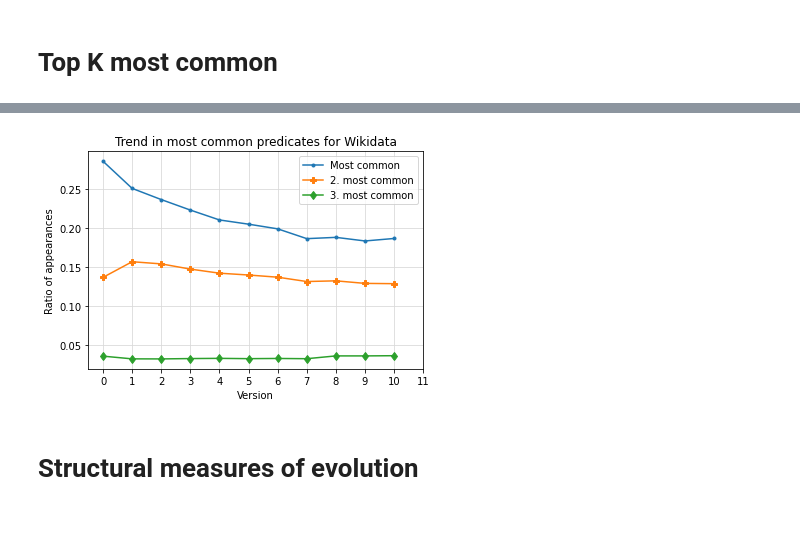
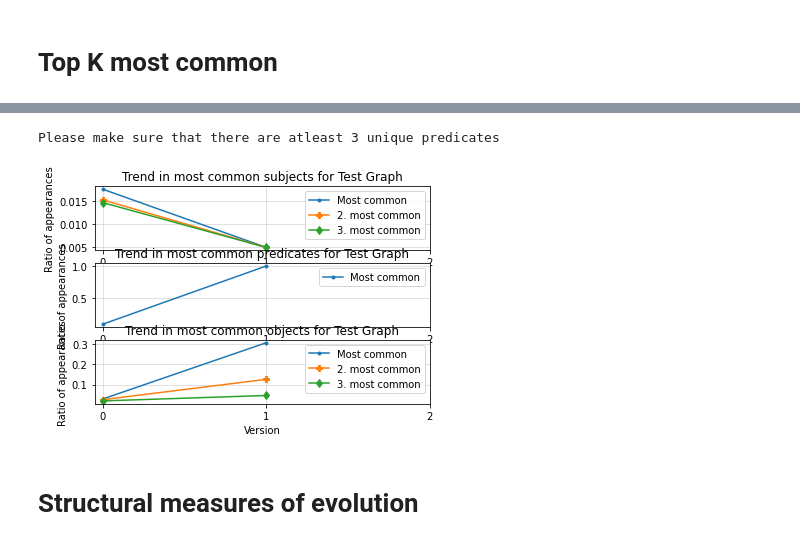
Before and after one commit to EBrandDV/P4, a Jupyter notebook: notebook.ipynb, the cells around one changed output, grey strips where cells are left out. Drawn from its saved outputs; the diff is of its cells as text; code cells hidden in the pictures.

Commit message:
notebook v2

```diff
--- a/notebook.ipynb
+++ b/notebook.ipynb
@@ -13,0 +28,7 @@ import pywikibot
+# %%
+endpoint = 'http://localhost:8890/sparql'
+graph_csv = pd.read_csv('Data/notebook.csv')
+graph_list = list(graph_csv.File.values)
+version_list = (list(graph_csv.Version.values))
+ont_list = list(graph_csv.Ont.values)
+graph_name = 'Test Graph'
@@ -43,4 +88,0 @@ viz.top_trends('Data/top_objects.csv', 'Data/basics.csv', 'Wikidata', 'objects',
-# %%
-viz.top_trends('Data/top_predicate.csv', 'Data/basics.csv', 'Wikidata', 'predicates', loc= 'upper right')
-# %% [output]
-[figure, removed]
@@ -47,3 +107,15 @@ viz.top_trends('Data/top_predicate.csv', 'Data/basics.csv', 'Wikidata', 'predica
+# %%
+plt.rcParams["figure.figsize"] = [18, 15]
+plt.subplot(3,1,1)
+viz.top_trends('NotebookOutput/top_sub_.csv', 'basics.csv', graph_name, 'subjects', loc= 'upper right')
+plt.subplot(3,1,2)
+viz.top_trends('NotebookOutput/top_pre_.csv', 'basics.csv', graph_name, 'predicates', loc= 'upper right')
+plt.subplot(3,1,3)
+viz.top_trends('NotebookOutput/top_obj_.csv', 'basics.csv', graph_name, 'objects', loc= 'upper right')
+plt.show()
+# %% [output]
+Please make sure that there are atleast 3 unique predicates
+[figure, added]
 # %% [markdown]
 # Structural measures of evolution
 # %% [markdown]
```
Also changed, not shown: parts of 36 cells of this notebook, 4 other files.
